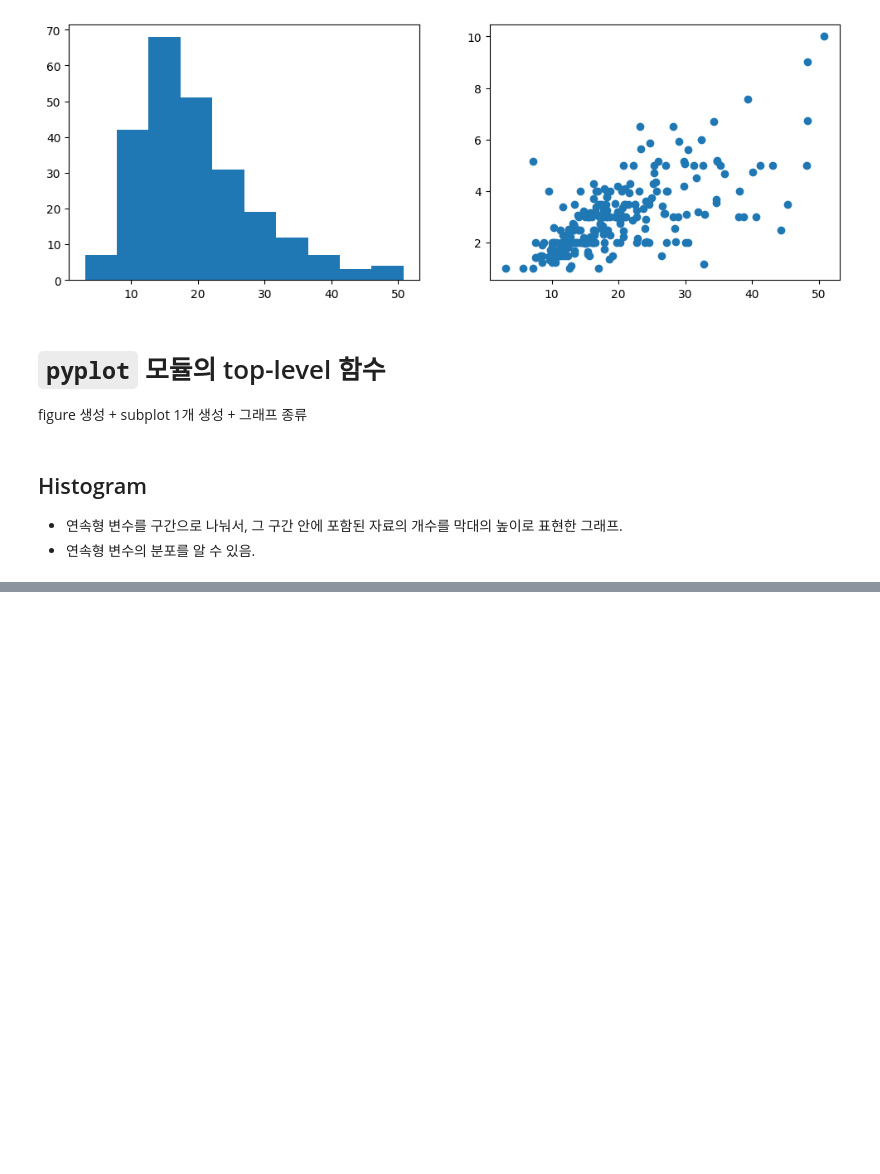
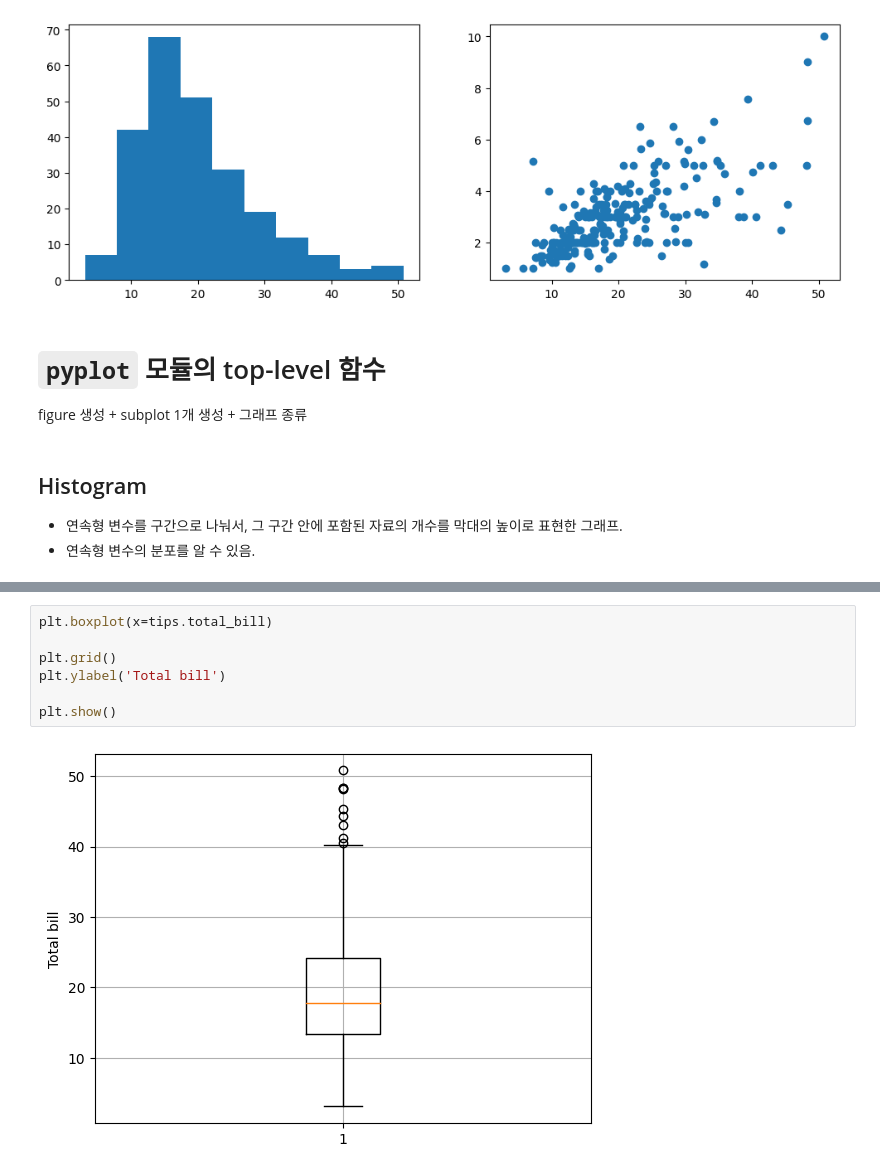
Before and after one commit to kiminhonawa/python, a Jupyter notebook: py16_matplotlib.ipynb, the cells around one changed output, grey strips where cells are left out. Cells and saved outputs as stored; diff of their text form; blank space fills up the shorter version.

```diff
--- a/py16_matplotlib.ipynb
+++ b/py16_matplotlib.ipynb
@@ -180,0 +205,9 @@ plt.show()
+# %%
+plt.boxplot(x=tips.total_bill)
+
+plt.grid()
+plt.ylabel('Total bill')
+
+plt.show()
+# %% [output]
+[figure, added]
```
Also changed, not shown: parts of 19 cells of this notebook.
